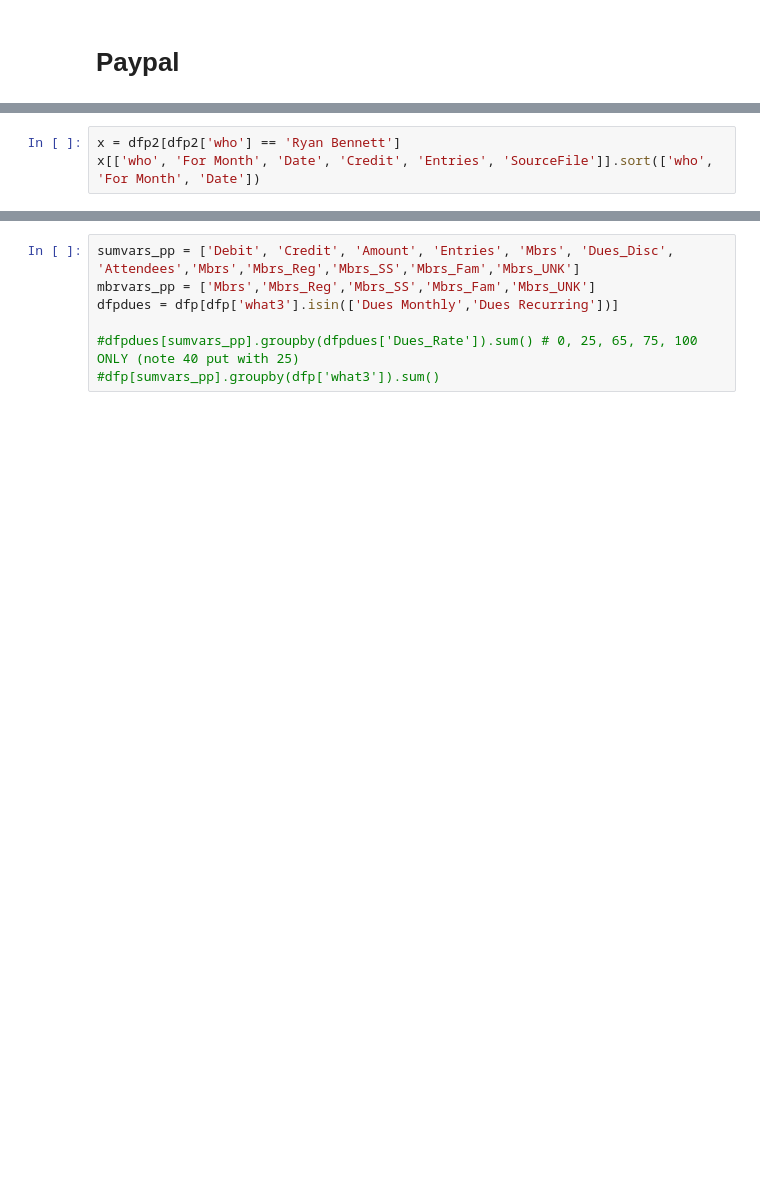
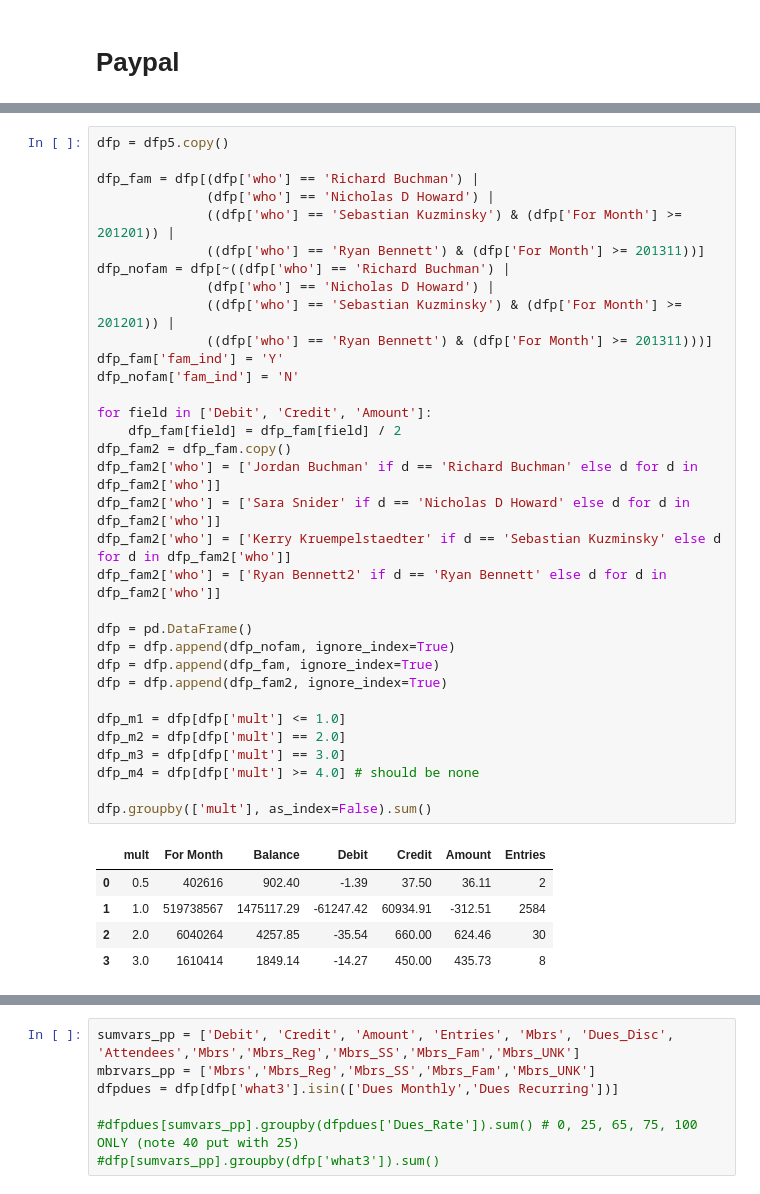
Before and after one commit to lizbaumann/SSD_database, a Jupyter notebook: SSDdb_Paypal.ipynb, the cells around one changed output, grey strips where cells are left out. Cells and saved outputs as stored; diff of their text form; blank space fills up the shorter version.

```diff
--- a/SSDdb_Paypal.ipynb
+++ b/SSDdb_Paypal.ipynb
@@ -232,3 +2,0 @@ dfp.shape # (2525, 20)
-# %%
-x = dfp2[dfp2['who'] == 'Ryan Bennett']
-x[['who', 'For Month', 'Date', 'Credit', 'Entries', 'SourceFile']].sort(['who', 'For Month', 'Date'])
@@ -601,0 +352,39 @@ x = dfp7[dfp7['who'] == 'Ryan Bennett']
+# %%
+dfp = dfp5.copy()
+
+dfp_fam = dfp[(dfp['who'] == 'Richard Buchman') |
+              (dfp['who'] == 'Nicholas D Howard') |
+              ((dfp['who'] == 'Sebastian Kuzminsky') & (dfp['For Month'] >= 201201)) |
+              ((dfp['who'] == 'Ryan Bennett') & (dfp['For Month'] >= 201311))]
+dfp_nofam = dfp[~((dfp['who'] == 'Richard Buchman') |
+              (dfp['who'] == 'Nicholas D Howard') |
+              ((dfp['who'] == 'Sebastian Kuzminsky') & (dfp['For Month'] >= 201201)) |
+              ((dfp['who'] == 'Ryan Bennett') & (dfp['For Month'] >= 201311)))]
+dfp_fam['fam_ind'] = 'Y'
+dfp_nofam['fam_ind'] = 'N'
+
+for field in ['Debit', 'Credit', 'Amount']:
+    dfp_fam[field] = dfp_fam[field] / 2
+dfp_fam2 = dfp_fam.copy()
+dfp_fam2['who'] = ['Jordan Buchman' if d == 'Richard Buchman' else d for d in dfp_fam2['who']]
+dfp_fam2['who'] = ['Sara Snider' if d == 'Nicholas D Howard' else d for d in dfp_fam2['who']]
+dfp_fam2['who'] = ['Kerry Kruempelstaedter' if d == 'Sebastian Kuzminsky' else d for d in dfp_fam2['who']]
+dfp_fam2['who'] = ['Ryan Bennett2' if d == 'Ryan Bennett' else d for d in dfp_fam2['who']]
+
+dfp = pd.DataFrame()
+dfp = dfp.append(dfp_nofam, ignore_index=True)
+dfp = dfp.append(dfp_fam, ignore_index=True)
+dfp = dfp.append(dfp_fam2, ignore_index=True)
+
+dfp_m1 = dfp[dfp['mult'] <= 1.0]
+dfp_m2 = dfp[dfp['mult'] == 2.0]
+dfp_m3 = dfp[dfp['mult'] == 3.0]
+dfp_m4 = dfp[dfp['mult'] >= 4.0] # should be none
+
+dfp.groupby(['mult'], as_index=False).sum()
+# %% [output]
+|  | mult | For Month | Balance | Debit | Credit | Amount | Entries |
+| 0 | 0.5 | 402616 | 902.40 | -1.39 | 37.50 | 36.11 | 2 |
+| 1 | 1.0 | 519738567 | 1475117.29 | -61247.42 | 60934.91 | -312.51 | 2584 |
+| 2 | 2.0 | 6040264 | 4257.85 | -35.54 | 660.00 | 624.46 | 30 |
+| 3 | 3.0 | 1610414 | 1849.14 | -14.27 | 450.00 | 435.73 | 8 |
```
Also changed, not shown: parts of 62 cells of this notebook, 2 other files.
